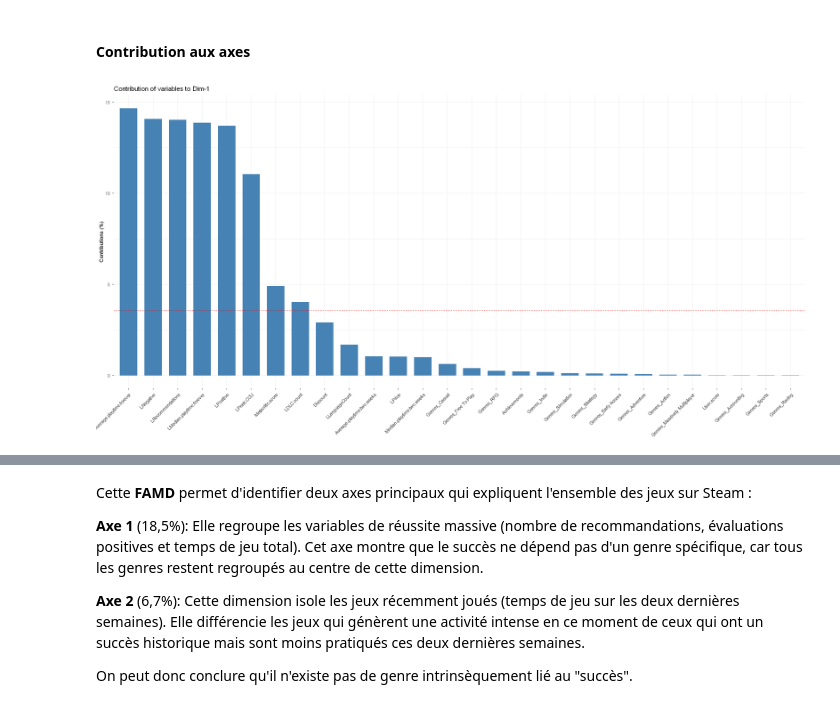
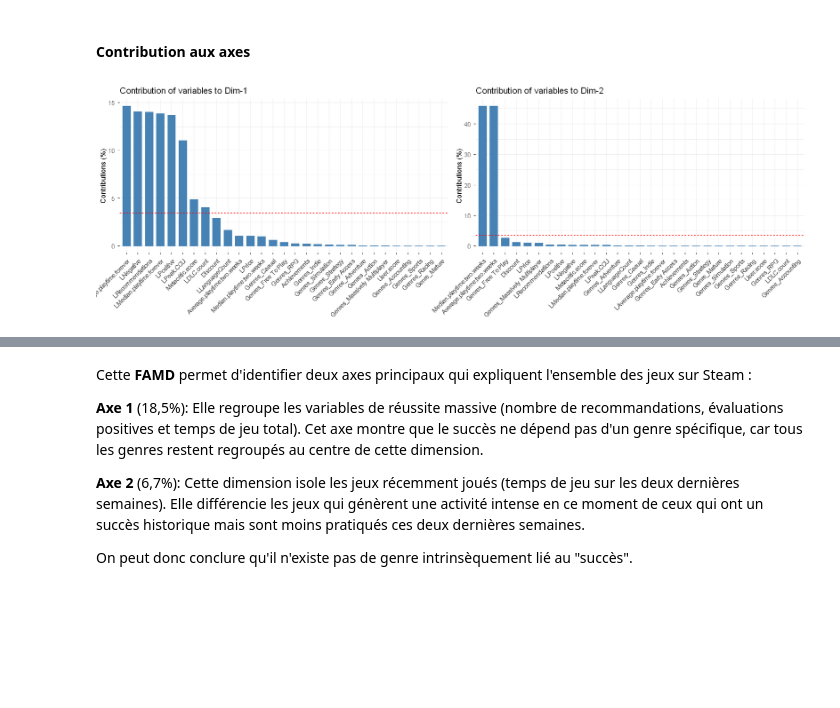
Before and after one commit to LjAquinox/Projet_Analyse_Steam, a Jupyter notebook: notebook_R.ipynb, the cells around one changed output, grey strips where cells are left out. Cells and saved outputs as stored; diff of their text form; code cells hidden in the pictures; blank space fills up the shorter version.

```diff
--- a/notebook_R.ipynb
+++ b/notebook_R.ipynb
@@ -811,6 +797,10 @@ fviz_famd_var(res.famd, repel = T,axes=c(1,2))
 # %% [markdown]
 #### Contribution aux axes
 # %%
-fviz_contrib(res.famd, choice = "var", axes = 1)
+options(repr.plot.width = 15, repr.plot.height = 5)
+co1<-fviz_contrib(res.famd, choice = "var", axes = 1)
+co2<-fviz_contrib(res.famd, choice = "var", axes = 2)
+
+grid.arrange(co1,co2,ncol=2)
 # %% [output]
-[figure, old version]
+[figure, new version]
```
Also changed, not shown: parts of 10 cells of this notebook.
